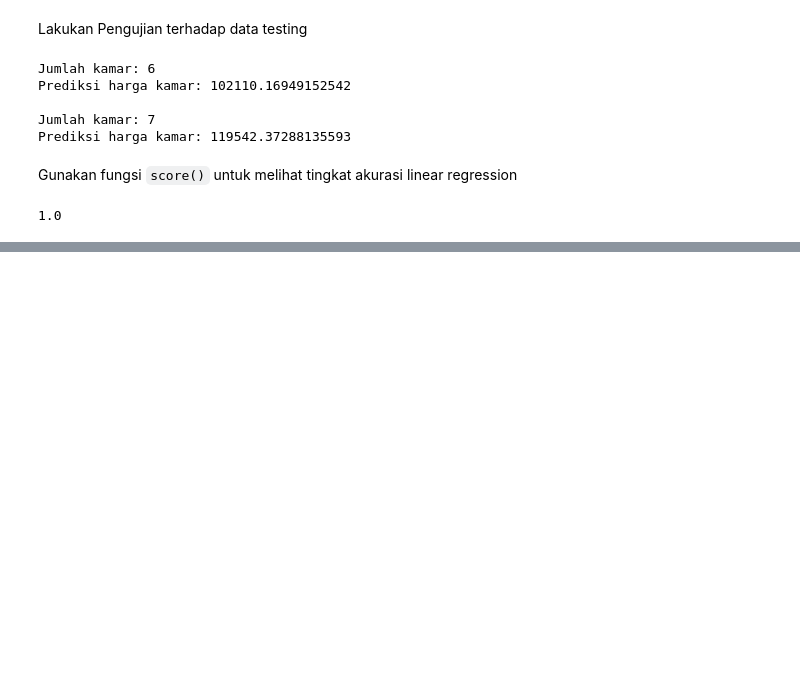
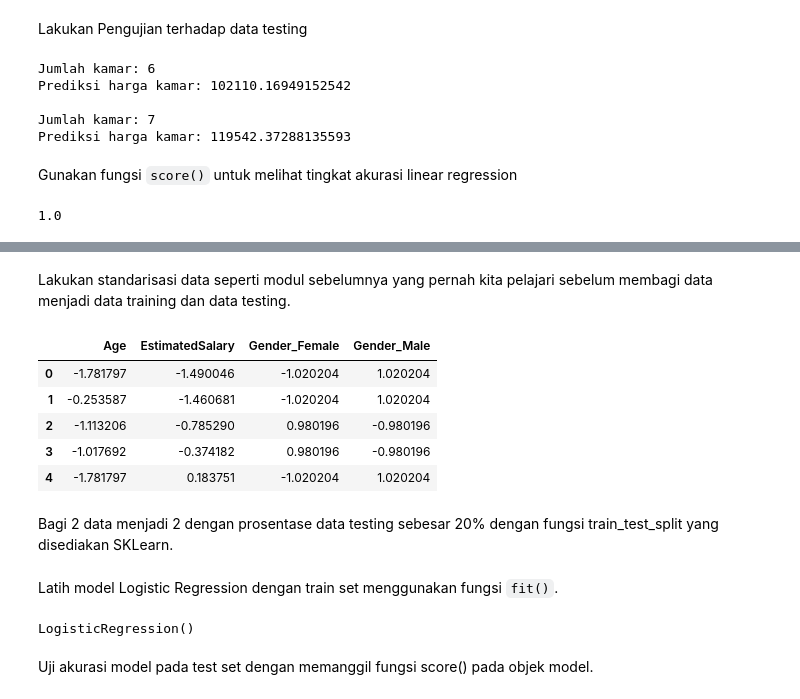
Before and after one commit to azkbrqlna/2025-AI-Praktikum, a Jupyter notebook: Jobsheet-8/jobsheet8.ipynb, the cells around one changed output, grey strips where cells are left out. Saved outputs shown, nothing was run; the diff lists cells and outputs as text; code cells hidden in the pictures; blank space fills up the shorter version.

Commit message:
feat: add 3. Logistic Regression

```diff
--- a/Jobsheet-8/jobsheet8.ipynb
+++ b/Jobsheet-8/jobsheet8.ipynb
@@ -190,0 +253,24 @@ linreg.score(X_test, y_pred)
+# %%
+# pisahkan atribut dan label
+predictions = ['Age' , 'EstimatedSalary' , 'Gender_Female' , 'Gender_Male']
+X = data[predictions]
+y = data['Purchased']
+# %% [markdown]
+Lakukan standarisasi data seperti modul sebelumnya yang pernah kita pelajari sebelum membagi data menjadi data training dan data testing.
+# %%
+# lakukan normalisasi terhadap data yang kita miliki
+from sklearn.preprocessing import StandardScaler
+scaler = StandardScaler()
+scaler.fit(X)
+scaled_data = scaler.transform(X)
+scaled_data = pd.DataFrame(scaled_data, columns= X.columns)
+scaled_data.head()
+# %% [output]
+|  | Age | EstimatedSalary | Gender_Female | Gender_Male |
+| 0 | -1.781797 | -1.490046 | -1.020204 | 1.020204 |
+| 1 | -0.253587 | -1.460681 | -1.020204 | 1.020204 |
+| 2 | -1.113206 | -0.785290 | 0.980196 | -0.980196 |
+| 3 | -1.017692 | -0.374182 | 0.980196 | -0.980196 |
+| 4 | -1.781797 | 0.183751 | -1.020204 | 1.020204 |
+# %% [markdown]
+Bagi 2 data menjadi 2 dengan prosentase data testing sebesar 20% dengan fungsi train_test_split yang disediakan SKLearn.
@@ -190,0 +282,12 @@ linreg.score(X_test, y_pred)
+# %% [markdown]
+Latih model Logistic Regression dengan train set menggunakan fungsi `fit()`.
+# %%
+from sklearn import linear_model
+
+# latih model dengan fungsi fit
+model = linear_model.LogisticRegression()
+model.fit(X_train, y_train)
+# %% [output]
+LogisticRegression()
+# %% [markdown]
+Uji akurasi model pada test set dengan memanggil fungsi score() pada objek model.
```
Also changed, not shown: parts of 10 cells of this notebook.
